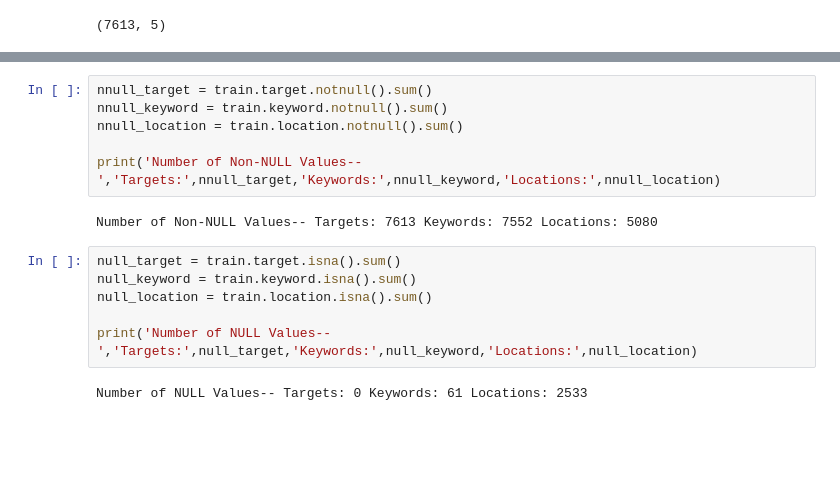
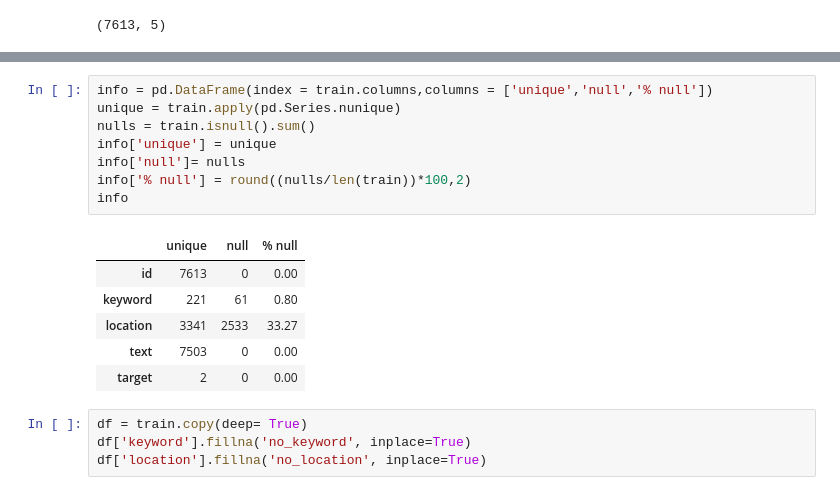
Before and after one commit to b3ccaMR/NLP-Disaster-Tweets, a Jupyter notebook: nlp-tweets.ipynb, the cells around one changed output, grey strips where cells are left out. Cells and saved outputs as stored; diff of their text form; blank space fills up the shorter version.

```diff
--- a/nlp-tweets.ipynb
+++ b/nlp-tweets.ipynb
@@ -55,16 +45,19 @@ Number of Unique Values-- Targets: 2 Keywords: 221 Locations: 3341
-# %%
-nnull_target = train.target.notnull().sum()
-nnull_keyword = train.keyword.notnull().sum()
-nnull_location = train.location.notnull().sum()
-
-print('Number of Non-NULL Values--','Targets:',nnull_target,'Keywords:',nnull_keyword,'Locations:',nnull_location)
-# %% [output]
-Number of Non-NULL Values-- Targets: 7613 Keywords: 7552 Locations: 5080
-# %%
-null_target = train.target.isna().sum()
-null_keyword = train.keyword.isna().sum()
-null_location = train.location.isna().sum()
-
-print('Number of NULL Values--','Targets:',null_target,'Keywords:',null_keyword,'Locations:',null_location)
-# %% [output]
-Number of NULL Values-- Targets: 0 Keywords: 61 Locations: 2533
+# %%
+info = pd.DataFrame(index = train.columns,columns = ['unique','null','% null'])
+unique = train.apply(pd.Series.nunique)
+nulls = train.isnull().sum()
+info['unique'] = unique
+info['null']= nulls
+info['% null'] = round((nulls/len(train))*100,2)
+info
+# %% [output]
+|  | unique | null | % null |
+| id | 7613 | 0 | 0.00 |
+| keyword | 221 | 61 | 0.80 |
+| location | 3341 | 2533 | 33.27 |
+| text | 7503 | 0 | 0.00 |
+| target | 2 | 0 | 0.00 |
+# %%
+df = train.copy(deep= True)
+df['keyword'].fillna('no_keyword', inplace=True)
+df['location'].fillna('no_location', inplace=True)
```
Also changed, not shown: parts of 9 cells of this notebook.
